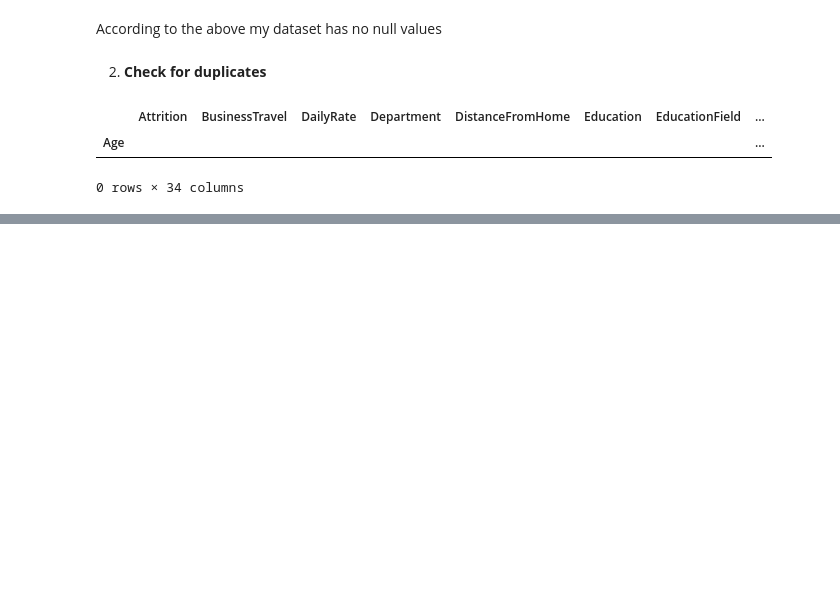
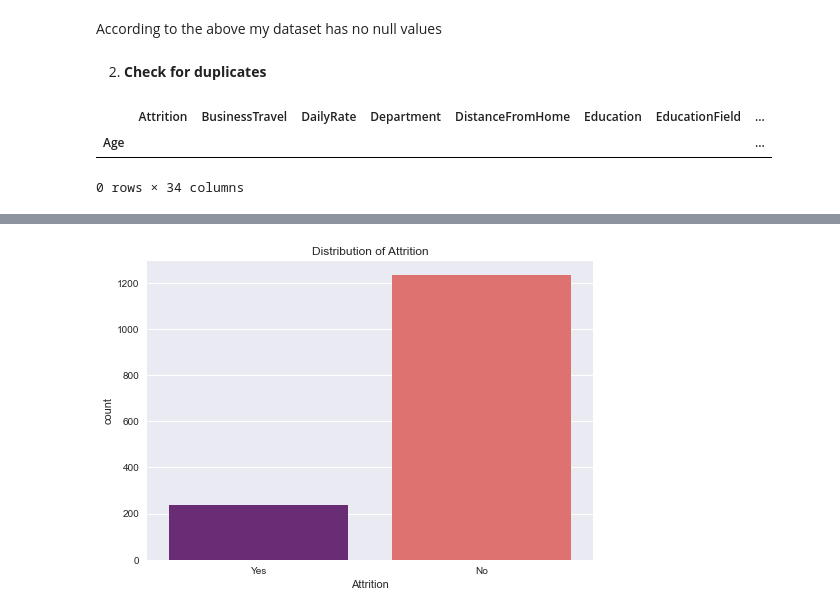
Before and after one commit to olivemideva/phase_3_project, a Jupyter notebook: Student.ipynb, the cells around one changed output, grey strips where cells are left out. Drawn from its saved outputs; the diff is of its cells as text; code cells hidden in the pictures; blank space fills up the shorter version.

```diff
--- a/Student.ipynb
+++ b/Student.ipynb
@@ -178,0 +200,6 @@ The dataset also has no duplicates. This dataset therefore needs no cleaning nee
+# %%
+sns.countplot(data=df, x='Attrition', palette="magma")
+plt.title('Distribution of Attrition')
+plt.show()
+# %% [output]
+[figure, added]
```
Also changed, not shown: parts of 10 cells of this notebook.
